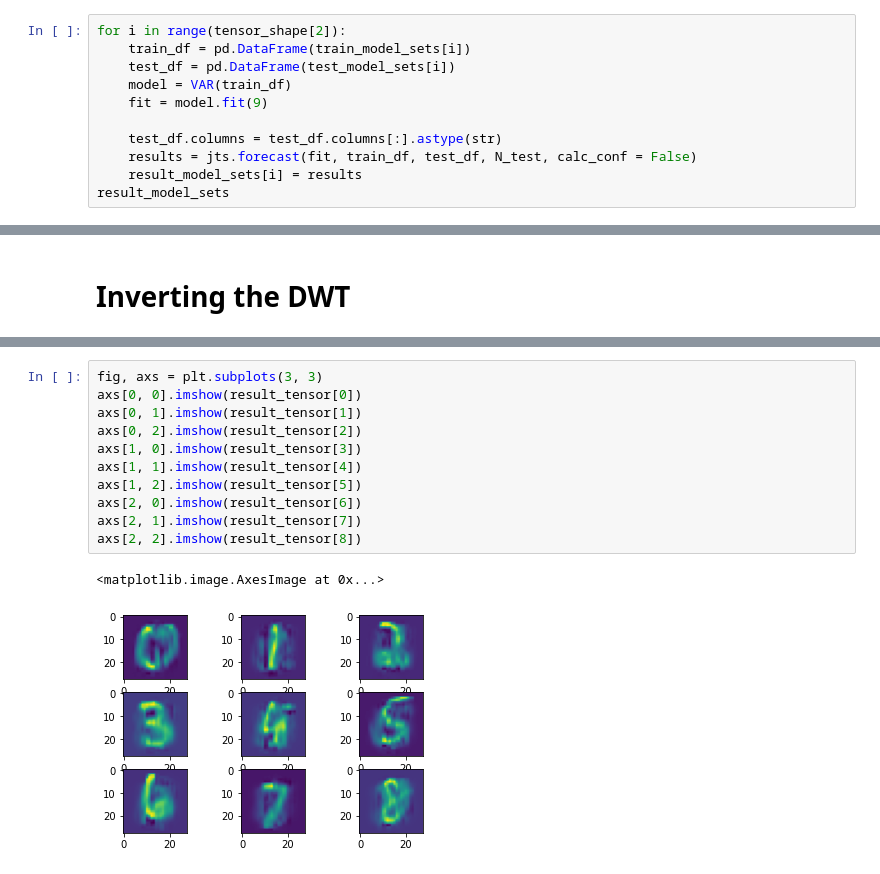
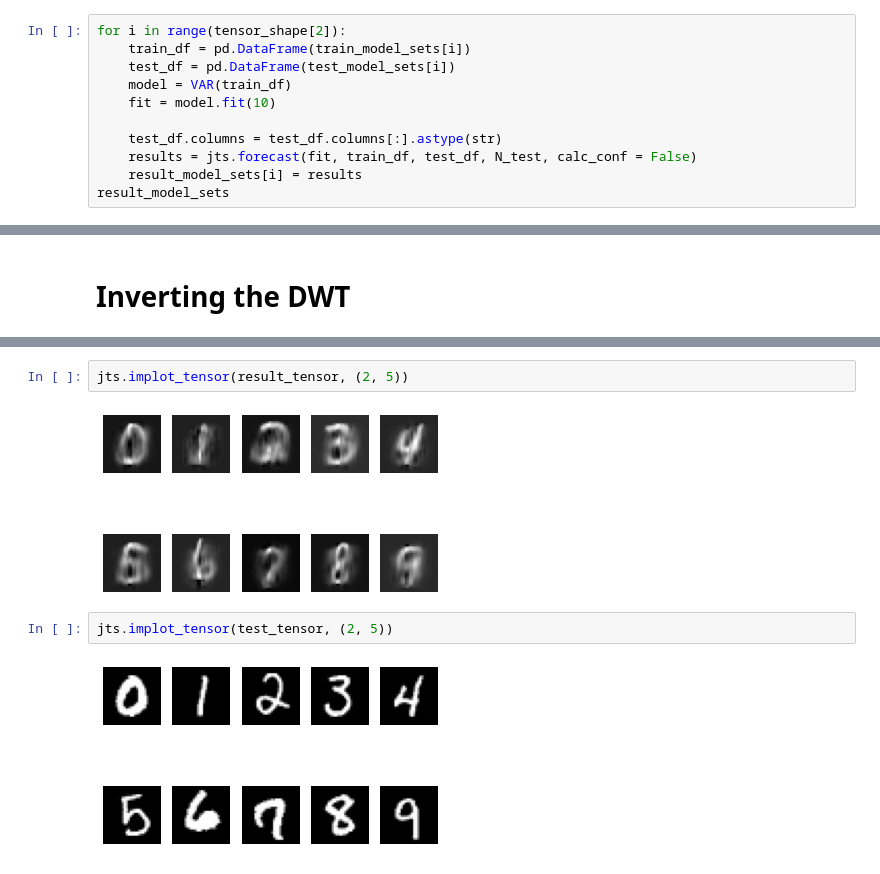
Before and after one commit to VintageDesign/multi_linear_research, a Jupyter notebook: jackson/Docs&Code/L-TVAR/mnist_dwt.ipynb, the cells around one changed output, grey strips where cells are left out. Saved outputs shown, nothing was run; the diff lists cells and outputs as text.

```diff
--- a/jackson/Docs&Code/L-TVAR/mnist_dwt.ipynb
+++ b/jackson/Docs&Code/L-TVAR/mnist_dwt.ipynb
@@ -198,7 +198,7 @@ for i in range(tensor_shape[2]):
     train_df = pd.DataFrame(train_model_sets[i])
     test_df = pd.DataFrame(test_model_sets[i])
     model = VAR(train_df)
-    fit = model.fit(9)
+    fit = model.fit(10)
 
     test_df.columns = test_df.columns[:].astype(str)
     results = jts.forecast(fit, train_df, test_df, N_test, calc_conf = False)
@@ -281,16 +281,10 @@ array([[[ 0.00000000e+00,  0.00000000e+00,  0.00000000e+00, ...,
         [ 0.00000000e+00,  0.00000000e+00,  0.00000000e+00, ...,
           0.00000000e+00,  0.00000000e+00,  0.00000000e+00]]])
-# %%
-fig, axs = plt.subplots(3, 3)
-axs[0, 0].imshow(result_tensor[0])
-axs[0, 1].imshow(result_tensor[1])
-axs[0, 2].imshow(result_tensor[2])
-axs[1, 0].imshow(result_tensor[3])
-axs[1, 1].imshow(result_tensor[4])
-axs[1, 2].imshow(result_tensor[5])
-axs[2, 0].imshow(result_tensor[6])
-axs[2, 1].imshow(result_tensor[7])
-axs[2, 2].imshow(result_tensor[8])
-# %% [output]
-<matplotlib.image.AxesImage at 0x...>
-[figure, removed]
+# %%
+jts.implot_tensor(result_tensor, (2, 5))
+# %% [output]
+[figure, added]
+# %%
+jts.implot_tensor(test_tensor, (2, 5))
+# %% [output]
+[figure, added]
```
Also changed, not shown: parts of 8 cells of this notebook, 5 other files.
